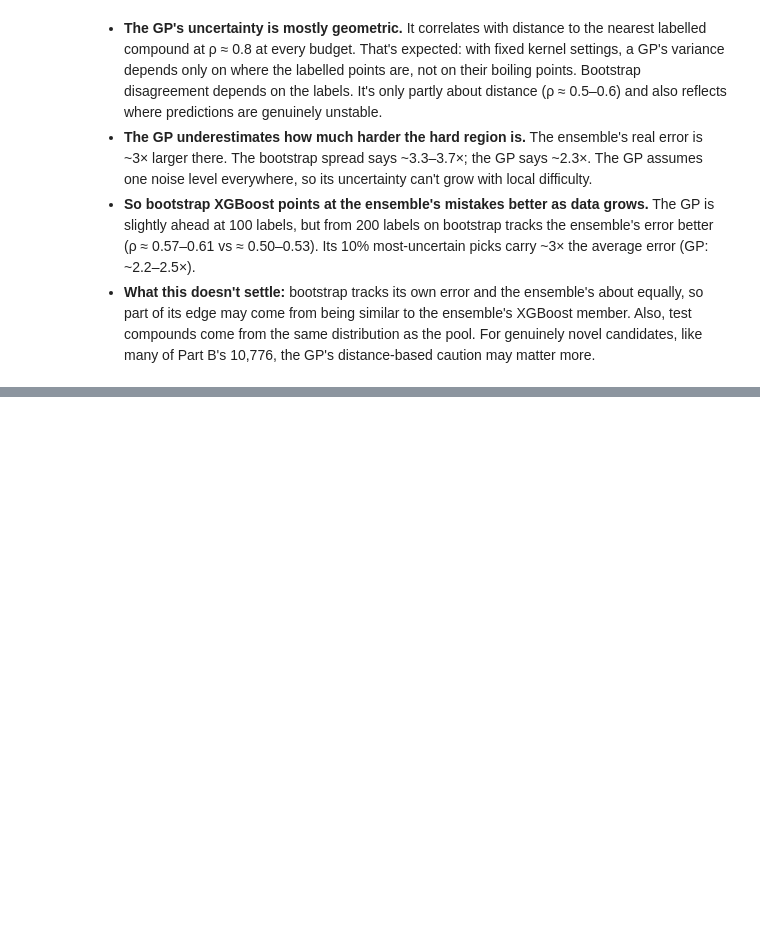
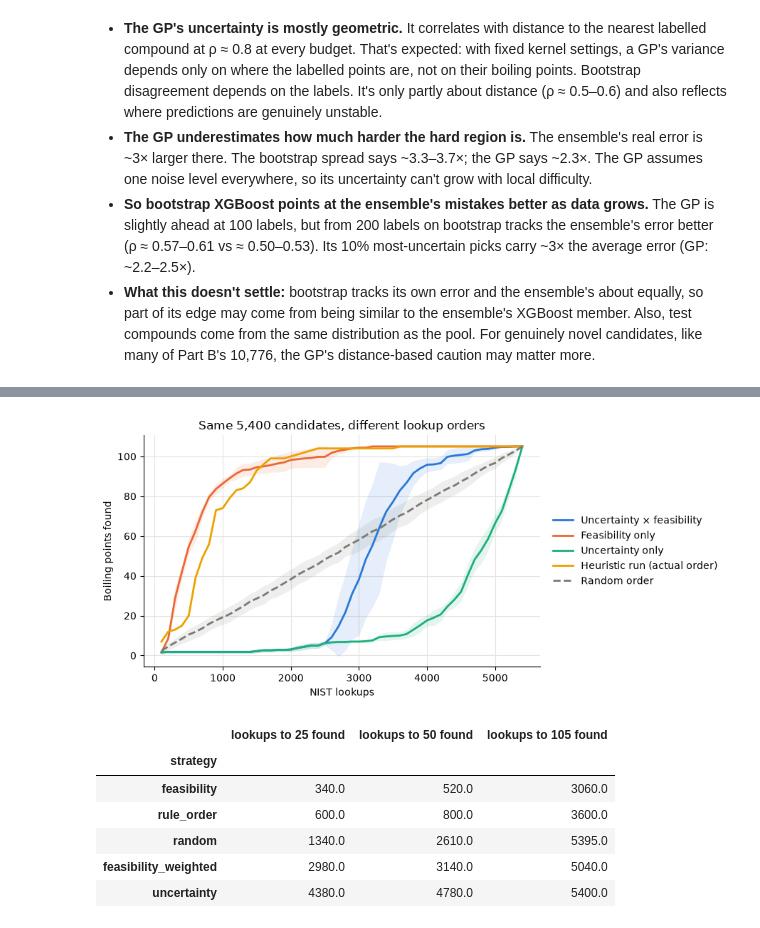
Before and after one commit to JShi12/Predict-Organic-Chemical-Boiling-Point, a Jupyter notebook: Active_Learning.ipynb, the cells around one changed output, grey strips where cells are left out. Cells and saved outputs as stored; diff of their text form; code cells hidden in the pictures; blank space fills up the shorter version.

```diff
--- a/Active_Learning.ipynb
+++ b/Active_Learning.ipynb
@@ -283,0 +322,20 @@ This refines the main notebook's recommendation to collect more hard-region data
+# %%
+replay = pd.read_csv("results/nist_lookup_replay.csv")
+fig, ax = plt.subplots(figsize=(9, 4.2))
+viz.plot_lookup_replay(replay, ax=ax)
+plt.show()
+
+rows = []
+for (strategy, seed), c in replay.groupby(["strategy", "seed"]):
+    rows.append({"strategy": strategy, **{f"lookups to {k} found": c.loc[c["hits"] >= k, "lookups"].min()
+                                          for k in (25, 50, 105)}})
+pd.DataFrame(rows).groupby("strategy").mean().round(0).sort_values("lookups to 50 found")
+# %% [output]
+[figure, added]
+|  | lookups to 25 found | lookups to 50 found | lookups to 105 found |
+| strategy |  |  |  |
+| feasibility | 340.0 | 520.0 | 3060.0 |
+| rule_order | 600.0 | 800.0 | 3600.0 |
+| random | 1340.0 | 2610.0 | 5395.0 |
+| feasibility_weighted | 2980.0 | 3140.0 | 5040.0 |
+| uncertainty | 4380.0 | 4780.0 | 5400.0 |
```
Also changed, not shown: parts of 12 cells of this notebook, 13 other files.
